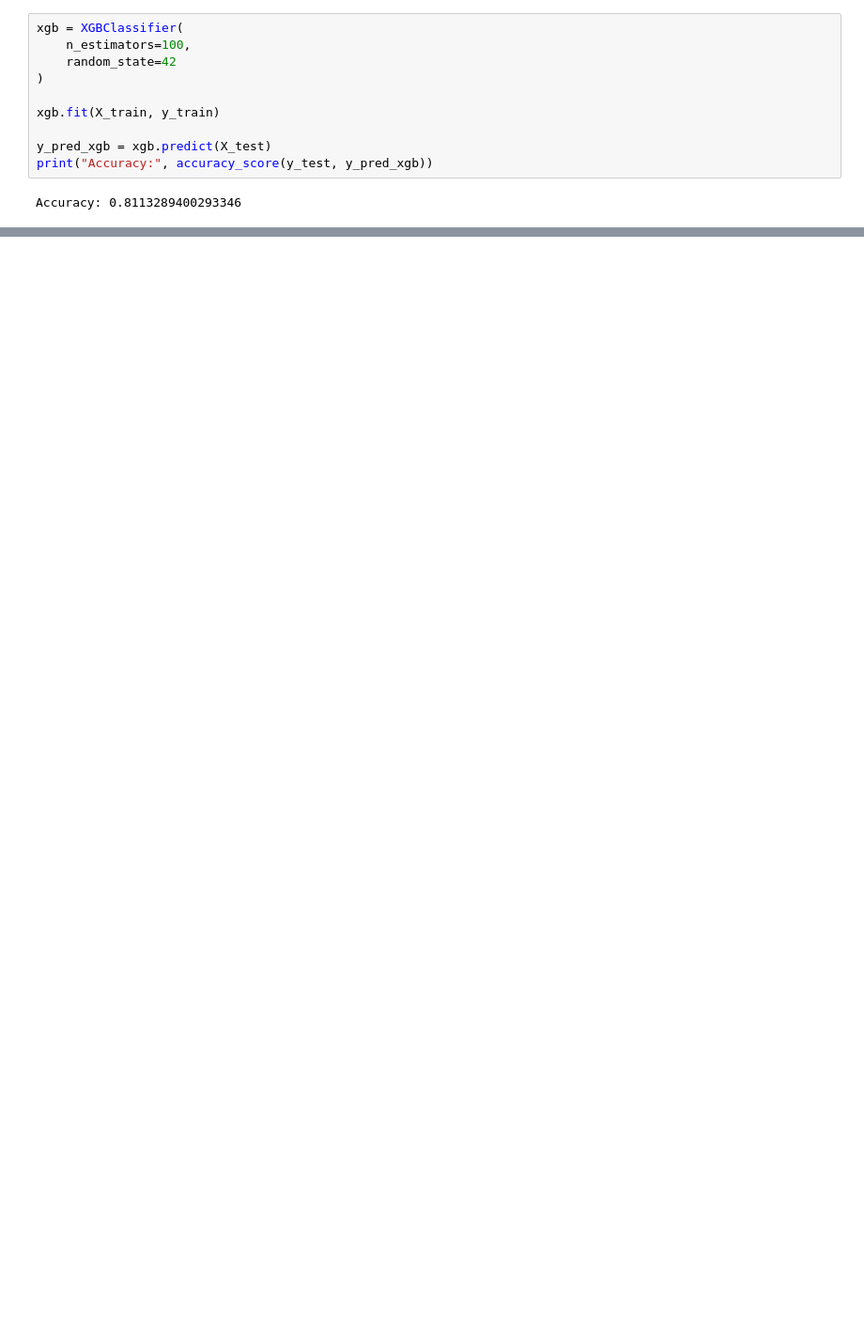
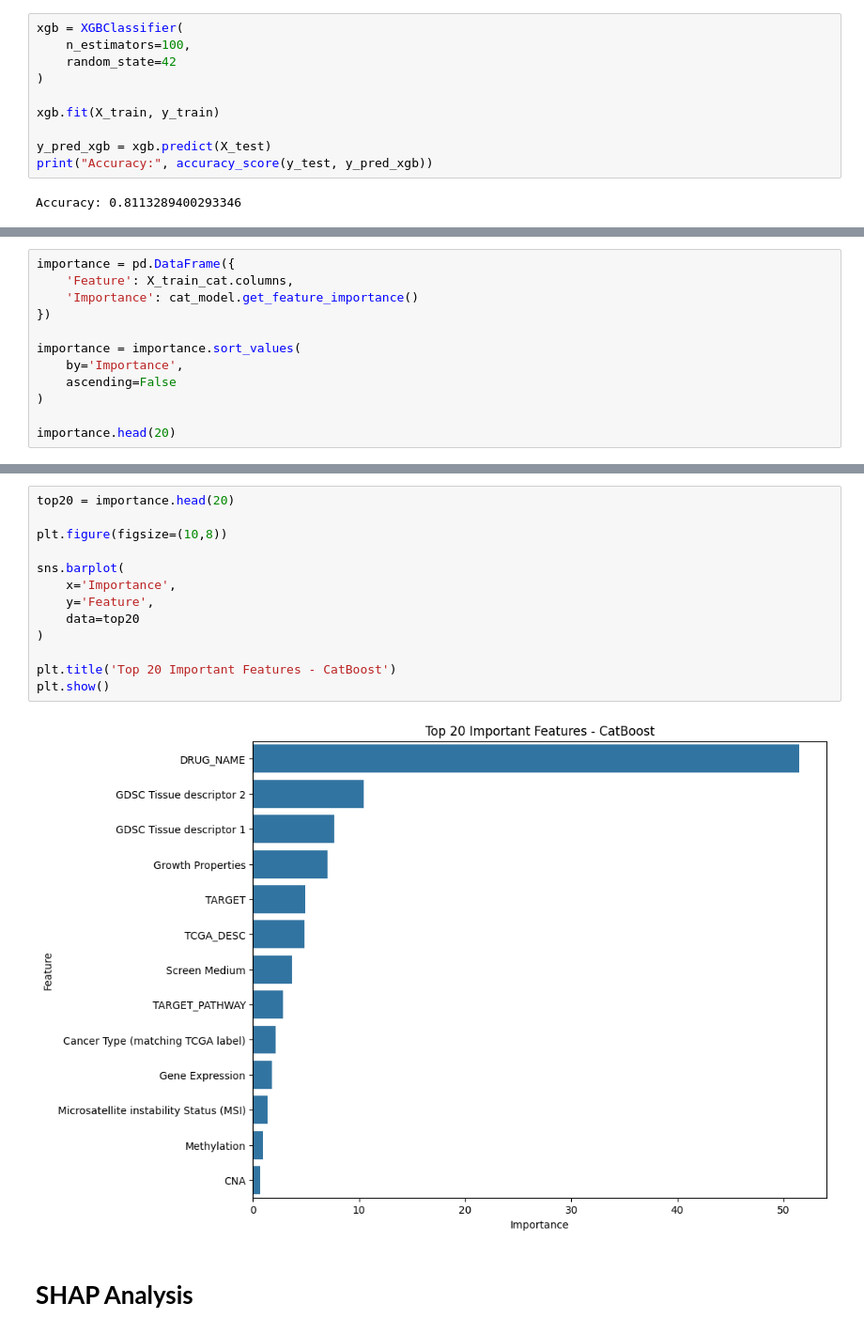
Before and after one commit to soumya-statistics-11/gdsc-drug-response-prediction, a Jupyter notebook: Untitled2.ipynb, the cells around one changed output, grey strips where cells are left out. Shown at 94% size. Drawn from its saved outputs; the diff is of its cells as text; blank space fills up the shorter version.

```diff
--- a/Untitled2.ipynb
+++ b/Untitled2.ipynb
@@ -217,0 +486,12 @@ plt.legend(['Train', 'Validation'], loc='upper left')
+# %%
+importance = pd.DataFrame({
+    'Feature': X_train_cat.columns,
+    'Importance': cat_model.get_feature_importance()
+})
+
+importance = importance.sort_values(
+    by='Importance',
+    ascending=False
+)
+
+importance.head(20)
@@ -218,3 +513,20 @@ plt.legend(['Train', 'Validation'], loc='upper left')
+# %%
+top20 = importance.head(20)
+
+plt.figure(figsize=(10,8))
+
+sns.barplot(
+    x='Importance',
+    y='Feature',
+    data=top20
+)
+
+plt.title('Top 20 Important Features - CatBoost')
+plt.show()
+# %% [output]
+[figure, added]
+# %% [markdown]
+# **SHAP Analysis**
 # %%
 import shap
 
```
Also changed, not shown: parts of 40 cells of this notebook.
